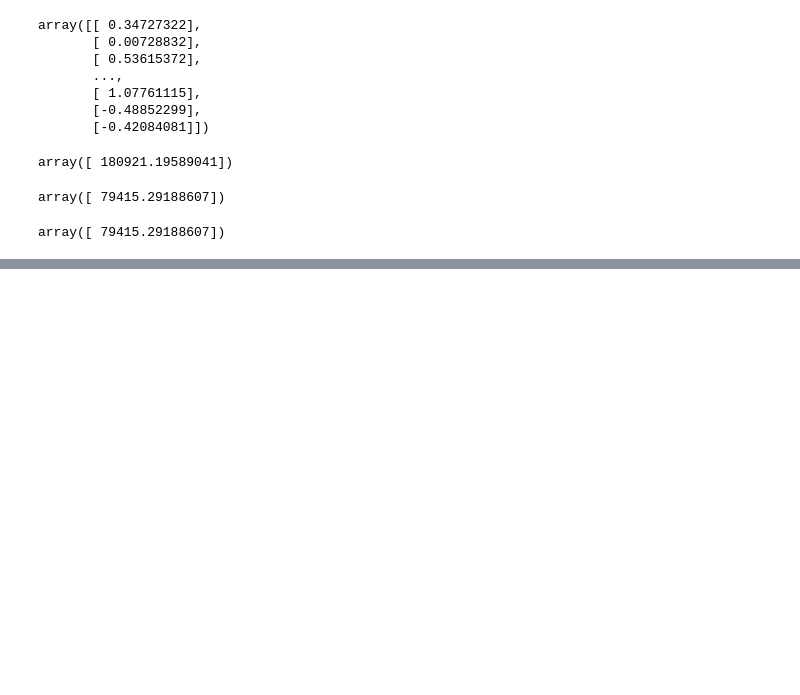
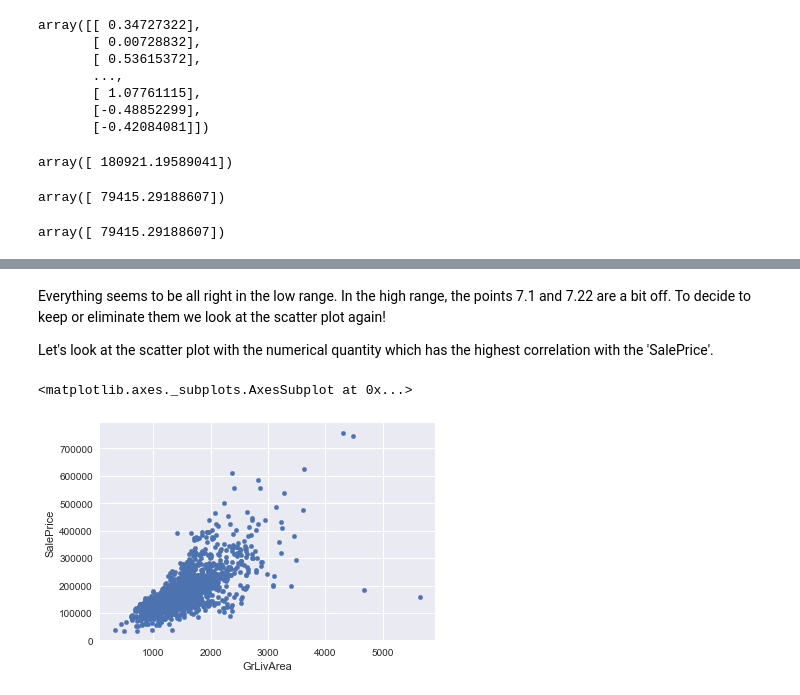
Before and after one commit to sushant2811/KaggleHousingPrices, a Jupyter notebook: KaggleHousingPrices.ipynb, the cells around one changed output, grey strips where cells are left out. Saved outputs shown, nothing was run; the diff lists cells and outputs as text; code cells hidden in the pictures; blank space fills up the shorter version.

```diff
--- a/KaggleHousingPrices.ipynb
+++ b/KaggleHousingPrices.ipynb
@@ -1460,0 +1482,9 @@ array([ 79415.29188607])
+# %% [markdown]
+Everything seems to be all right in the low range. In the high range, the points 7.1 and 7.22 are a bit off.  To decide to keep or eliminate them we look at the scatter plot again!
+
+Let's look at the scatter plot with the numerical quantity which has the highest correlation with the 'SalePrice'.
+# %%
+train_df_mod2.plot.scatter(x = 'GrLivArea', y = 'SalePrice')
+# %% [output]
+<matplotlib.axes._subplots.AxesSubplot at 0x...>
+[figure, added]
```
Also changed, not shown: parts of 13 cells of this notebook.
